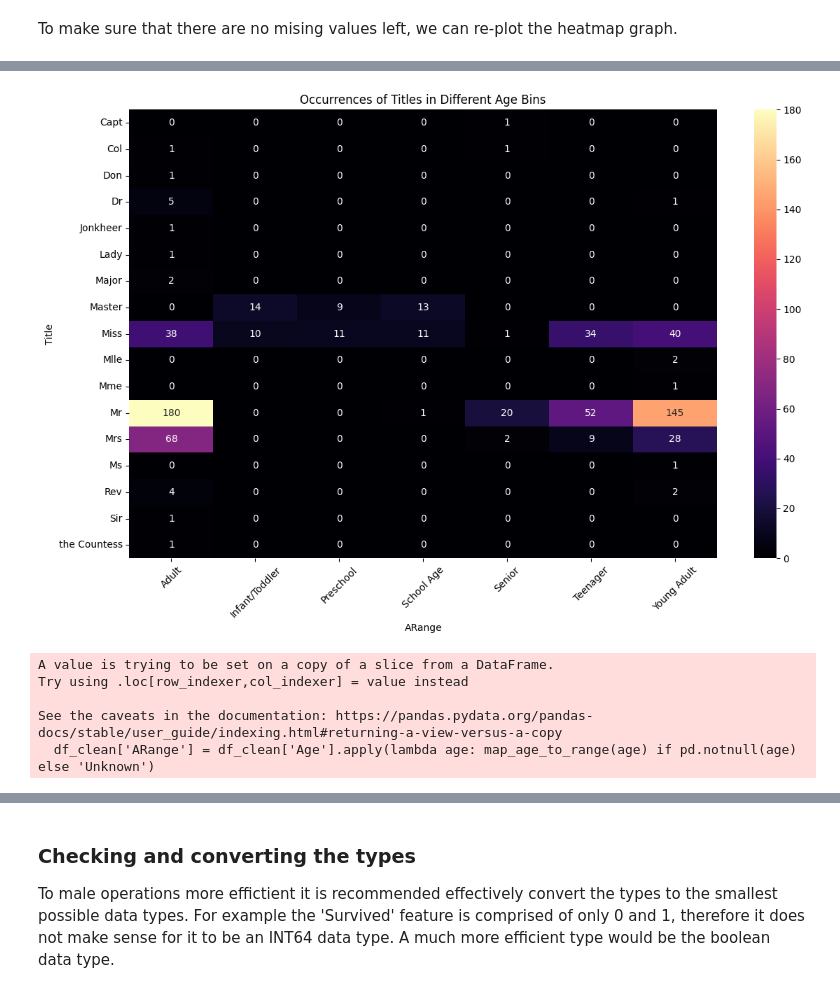
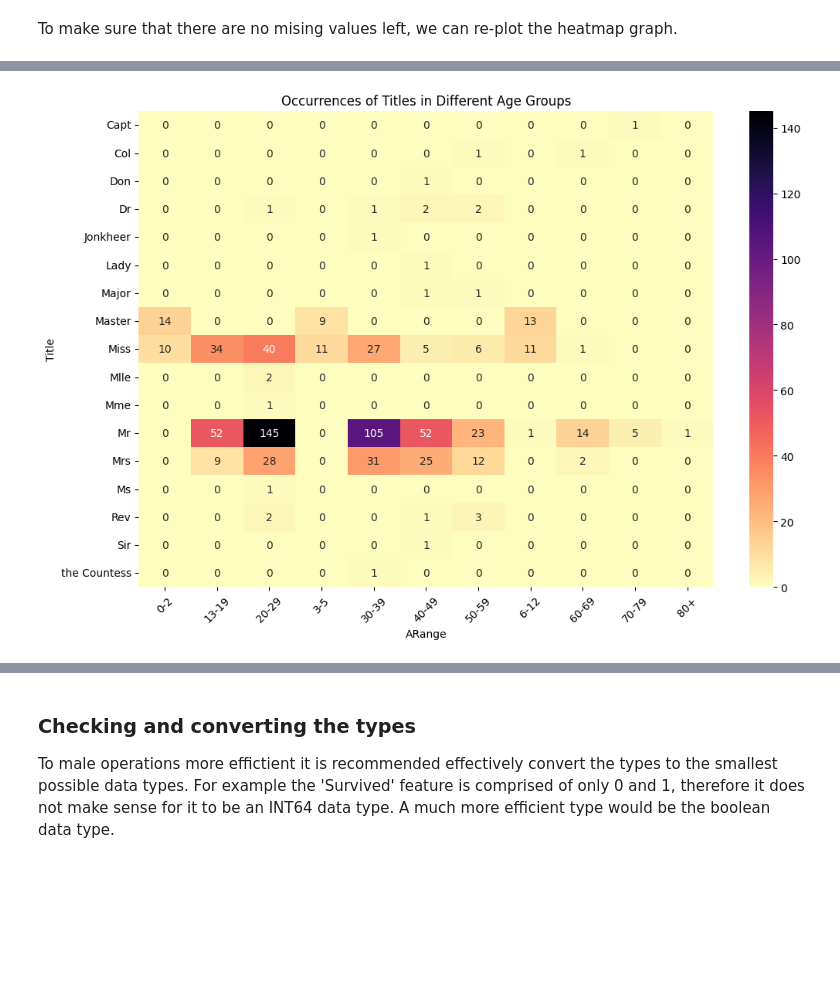
Before and after one commit to n3ur0mancer/kaggle_titanic_competition, a Jupyter notebook: titanic_comp_full.ipynb, the cells around one changed output, grey strips where cells are left out. Saved outputs shown, nothing was run; the diff lists cells and outputs as text; code cells hidden in the pictures; blank space fills up the shorter version.

Commit message:
Further plotting of the age groups

```diff
--- a/titanic_comp_full.ipynb
+++ b/titanic_comp_full.ipynb
@@ -242,0 +229,25 @@ See the caveats in the documentation: https://pandas.pydata.org/pandas-docs/stab
+# %%
+# Define the age ranges and corresponding labels
+age_ranges = [
+    (0, 2, '0-2'),
+    (3, 5, '3-5'),
+    (6, 12, '6-12'),
+    (13, 19, '13-19'),
+    (20, 29, '20-29'),
+    (30, 39, '30-39'),
+    (40, 49, '40-49'),
+    (50, 59, '50-59'),
+    (60, 69, '60-69'),
+    (70, 79, '70-79'),
+    (80, float('inf'), '80+')
+]
+
+# Function to map age to age range label
+def map_age_to_range(age):
+    for start, end, label in age_ranges:
+        if start <= age <= end:
+            return label
+    return 'Unknown'
+
+# Create the ARange column by applying the map_age_to_range function to the Age column
+df_clean['ARange'] = df_clean['Age'].apply(lambda age: map_age_to_range(age) if pd.notnull(age) else 'Unknown')
@@ -243,54 +260,25 @@ See the caveats in the documentation: https://pandas.pydata.org/pandas-docs/stab
 # %%
 # Create a plot to show the distribution of the ARange (age bins) per Title using seaborn
-
 filtered_df = df_clean[df_clean['ARange'] != 'Unknown']
 cross_tab = pd.crosstab(df_clean['Title'], filtered_df['ARange'])
 
 plt.figure(figsize=(12, 8))
 
 # Create the heatmap plot
-sns.heatmap(cross_tab, annot=True, fmt='d', cmap='magma')
+sns.heatmap(cross_tab, annot=True, fmt='d', cmap='magma_r')
 
 # Set plot title and labels
-plt.title("Occurrences of Titles in Different Age Bins")
+plt.title("Occurrences of Titles in Different Age Groups")
 plt.xlabel("ARange")
 plt.ylabel("Title")
 
 # Rotate x-axis labels for better readability
 plt.xticks(rotation=45)
 
 # Show the plot
-plt.tight_layout()
 plt.show()
 # %% [output]
-[figure, old version]
+[figure, new version]
-# %%
-# Define the age ranges and corresponding labels
-age_ranges = [
-    (0, 2, 'Infant/Toddler'),
-    (3, 5, 'Preschool'),
-    (6, 12, 'School Age'),
-    (13, 19, 'Teenager'),
-    (20, 29, 'Young Adult'),
-    (30, 59, 'Adult'),
-    (60, float('inf'), 'Senior')
-]
-
-# Function to map age to age range label
-def map_age_to_range(age):
-    for start, end, label in age_ranges:
-        if start <= age <= end:
-            return label
-    return 'Unknown'
-
-# Create the ARange column by applying the map_age_to_range function to the Age column
-df_clean['ARange'] = df_clean['Age'].apply(lambda age: map_age_to_range(age) if pd.notnull(age) else 'Unknown')
-# %% [output]
-A value is trying to be set on a copy of a slice from a DataFrame.
-Try using .loc[row_indexer,col_indexer] = value instead
-
-See the caveats in the documentation: https://pandas.pydata.org/pandas-docs/stable/user_guide/indexing.html#returning-a-view-versus-a-copy
-  df_clean['ARange'] = df_clean['Age'].apply(lambda age: map_age_to_range(age) if pd.notnull(age) else 'Unknown')
 # %%
 # Create a heatmap of missing values (after cleaning)
 plt.figure(figsize=(10, 6))
```
Also changed, not shown: parts of 5 cells of this notebook.
